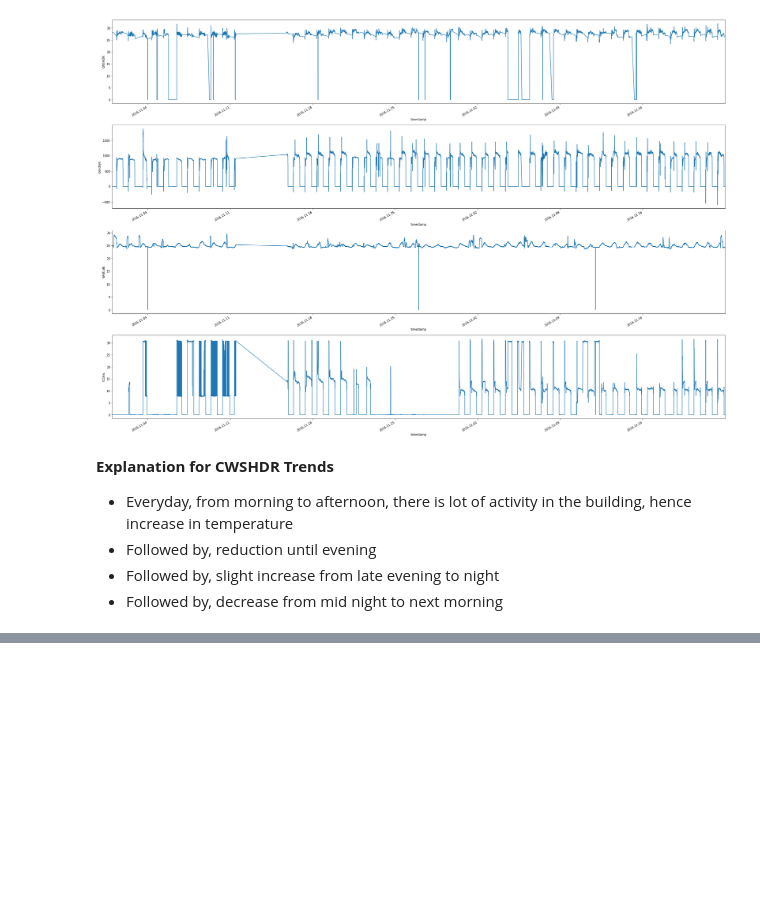
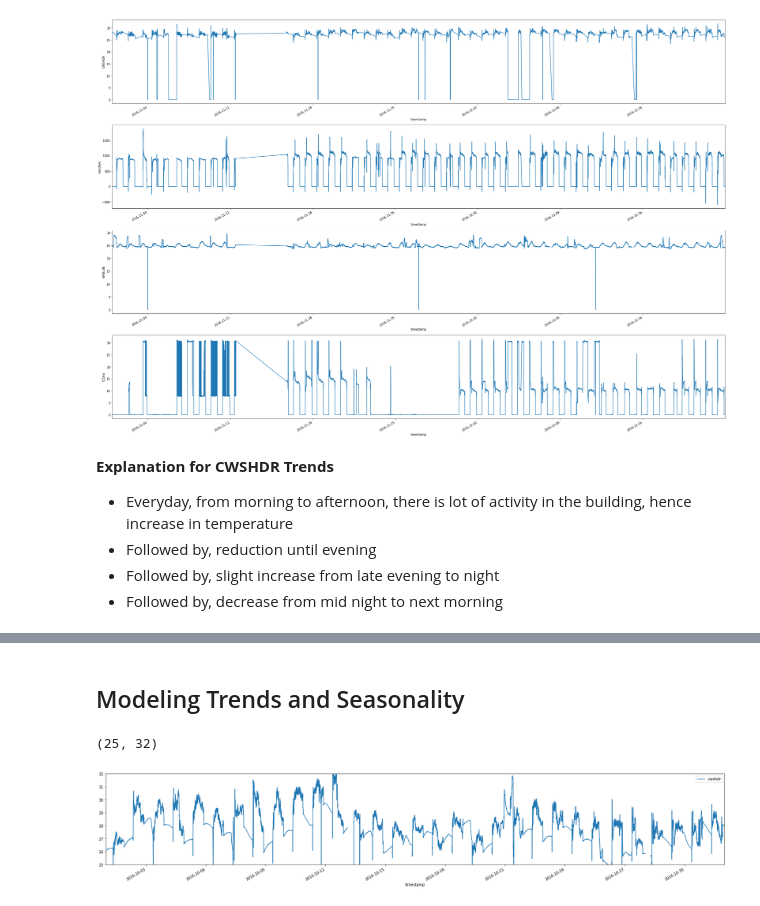
Before and after one commit to MiachelGu/chiller-plants, a Jupyter notebook: notebooks/Playground.ipynb, the cells around one changed output, grey strips where cells are left out. Saved outputs shown, nothing was run; the diff lists cells and outputs as text; code cells hidden in the pictures; blank space fills up the shorter version.

```diff
--- a/notebooks/Playground.ipynb
+++ b/notebooks/Playground.ipynb
@@ -151,0 +212,9 @@ f.tight_layout()
+# %% [markdown]
+## Modeling Trends and Seasonality
+# %%
+sample =  df["2016-10":"2016-10"]
+fig, a1 = plt.subplots(1, 1, figsize=(30,5))
+sample.cwshdr.plot(ax=a1);a1.legend(loc="best"); a1.set_ylim(25, 32)
+# %% [output]
+(25, 32)
+[figure, added]
```
Also changed, not shown: parts of 10 cells of this notebook, 1 other file.
